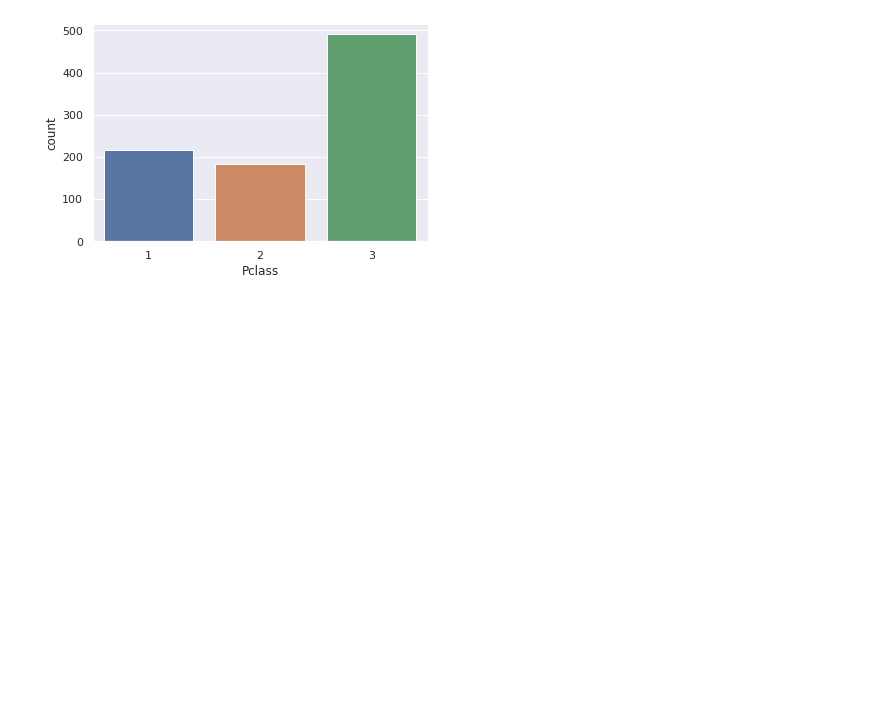
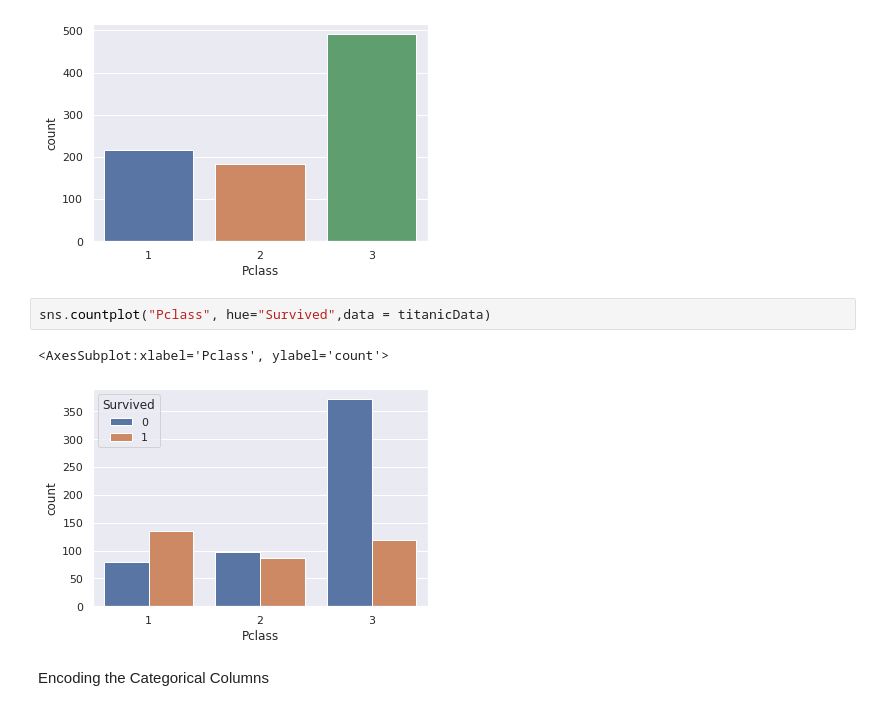
Before and after one commit to Haroon-Zafar/Titanic-Dataset-Competition, a Jupyter notebook: titanic-dataset-competition.ipynb, the cells around one changed output. Cells and saved outputs as stored; diff of their text form; blank space fills up the shorter version.

```diff
--- a/titanic-dataset-competition.ipynb
+++ b/titanic-dataset-competition.ipynb
@@ -239,3 +239,10 @@ sns.countplot("Pclass", data = titanicData)
 # %% [output]
 <AxesSubplot:xlabel='Pclass', ylabel='count'>
 [figure]
+# %%
+sns.countplot("Pclass", hue="Survived",data = titanicData)
+# %% [output]
+<AxesSubplot:xlabel='Pclass', ylabel='count'>
+[figure, added]
+# %% [markdown]
+Encoding the Categorical Columns
```
Also changed, not shown: parts of 4 cells of this notebook.
